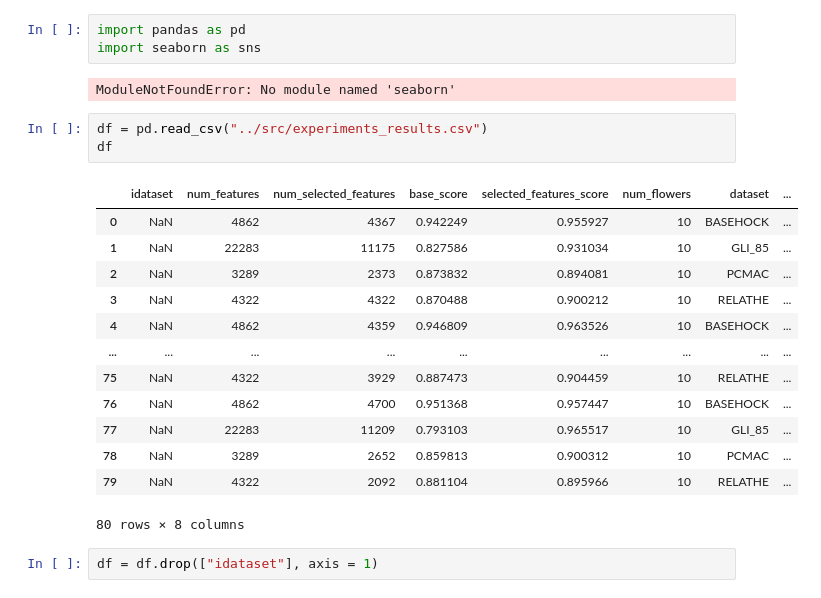
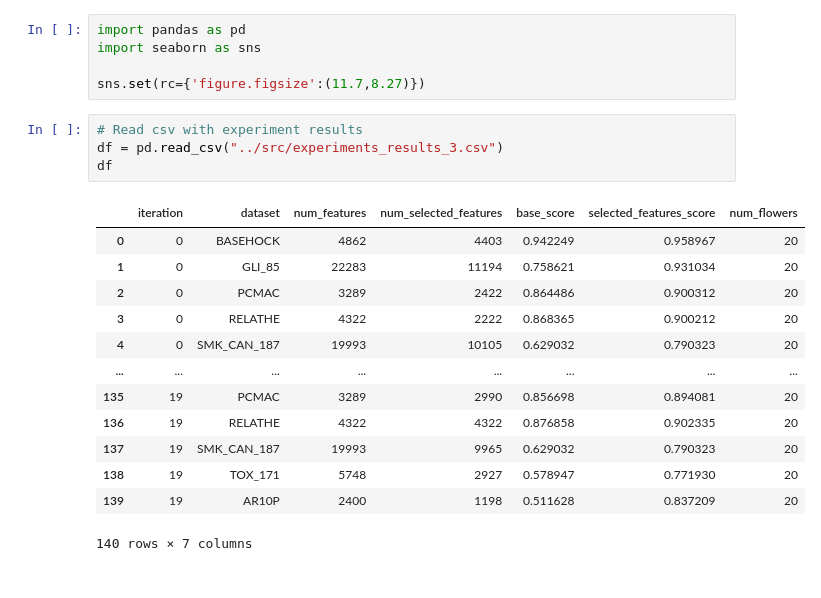
Before and after one commit to mizunno/BFPA-feature-selection, a Jupyter notebook: notebooks/results_exploration.ipynb, the cells around one changed output. Saved outputs shown, nothing was run; the diff lists cells and outputs as text.

Commit message:
Added notebook to view results

```diff
--- a/notebooks/results_exploration.ipynb
+++ b/notebooks/results_exploration.ipynb
@@ -1,24 +1,23 @@
 # %%
 import pandas as pd
 import seaborn as sns
+
+sns.set(rc={'figure.figsize':(11.7,8.27)})
-# %% [output]
-ModuleNotFoundError: No module named 'seaborn'
 # %%
-df = pd.read_csv("../src/experiments_results.csv")
+# Read csv with experiment results
+df = pd.read_csv("../src/experiments_results_3.csv")
 df
 # %% [output]
-|  | idataset | num_features | num_selected_features | base_score | selected_features_score | num_flowers | dataset | ... |
-| 0 | NaN | 4862 | 4367 | 0.942249 | 0.955927 | 10 | BASEHOCK | ... |
-| 1 | NaN | 22283 | 11175 | 0.827586 | 0.931034 | 10 | GLI_85 | ... |
-| 2 | NaN | 3289 | 2373 | 0.873832 | 0.894081 | 10 | PCMAC | ... |
-| 3 | NaN | 4322 | 4322 | 0.870488 | 0.900212 | 10 | RELATHE | ... |
-| 4 | NaN | 4862 | 4359 | 0.946809 | 0.963526 | 10 | BASEHOCK | ... |
-| ... | ... | ... | ... | ... | ... | ... | ... | ... |
-| 75 | NaN | 4322 | 3929 | 0.887473 | 0.904459 | 10 | RELATHE | ... |
-| 76 | NaN | 4862 | 4700 | 0.951368 | 0.957447 | 10 | BASEHOCK | ... |
-| 77 | NaN | 22283 | 11209 | 0.793103 | 0.965517 | 10 | GLI_85 | ... |
-| 78 | NaN | 3289 | 2652 | 0.859813 | 0.900312 | 10 | PCMAC | ... |
-| 79 | NaN | 4322 | 2092 | 0.881104 | 0.895966 | 10 | RELATHE | ... |
+|  | iteration | dataset | num_features | num_selected_features | base_score | selected_features_score | num_flowers |
+| 0 | 0 | BASEHOCK | 4862 | 4403 | 0.942249 | 0.958967 | 20 |
+| 1 | 0 | GLI_85 | 22283 | 11194 | 0.758621 | 0.931034 | 20 |
+| 2 | 0 | PCMAC | 3289 | 2422 | 0.864486 | 0.900312 | 20 |
+| 3 | 0 | RELATHE | 4322 | 2222 | 0.868365 | 0.900212 | 20 |
+| 4 | 0 | SMK_CAN_187 | 19993 | 10105 | 0.629032 | 0.790323 | 20 |
+| ... | ... | ... | ... | ... | ... | ... | ... |
+| 135 | 19 | PCMAC | 3289 | 2990 | 0.856698 | 0.894081 | 20 |
+| 136 | 19 | RELATHE | 4322 | 4322 | 0.876858 | 0.902335 | 20 |
+| 137 | 19 | SMK_CAN_187 | 19993 | 9965 | 0.629032 | 0.790323 | 20 |
+| 138 | 19 | TOX_171 | 5748 | 2927 | 0.578947 | 0.771930 | 20 |
+| 139 | 19 | AR10P | 2400 | 1198 | 0.511628 | 0.837209 | 20 |
-80 rows × 8 columns
+140 rows × 7 columns
-# %%
-df = df.drop(["idataset"], axis = 1)
```
Also changed, not shown: parts of 5 cells of this notebook, 2 other files.
